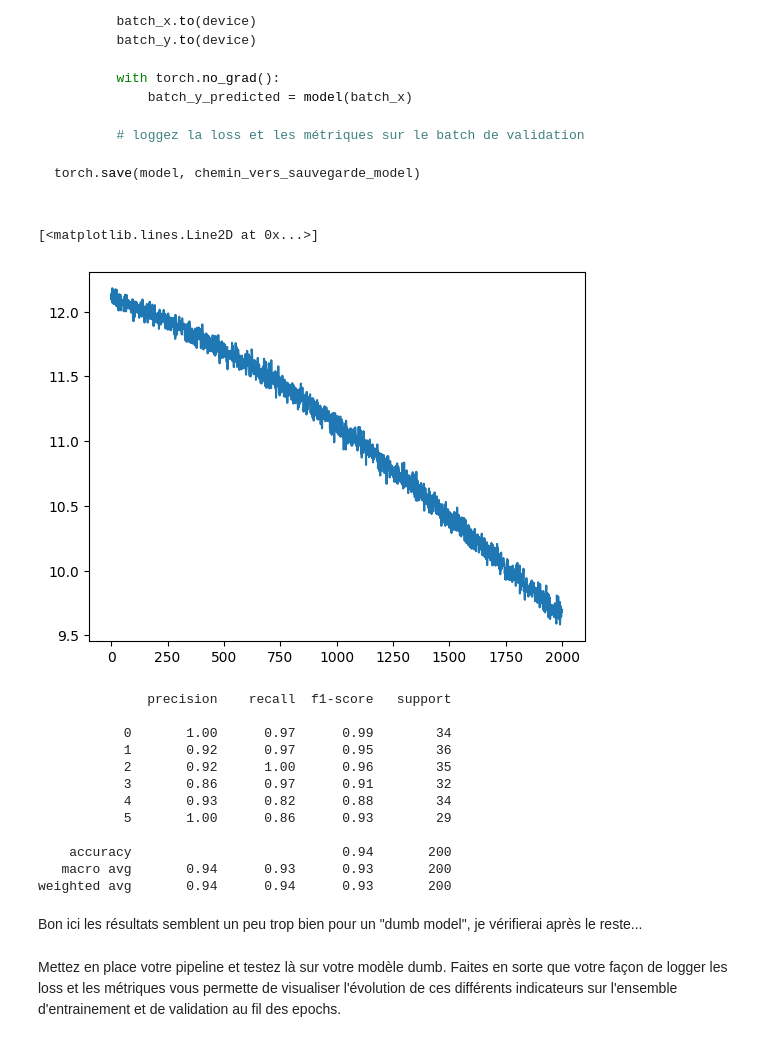
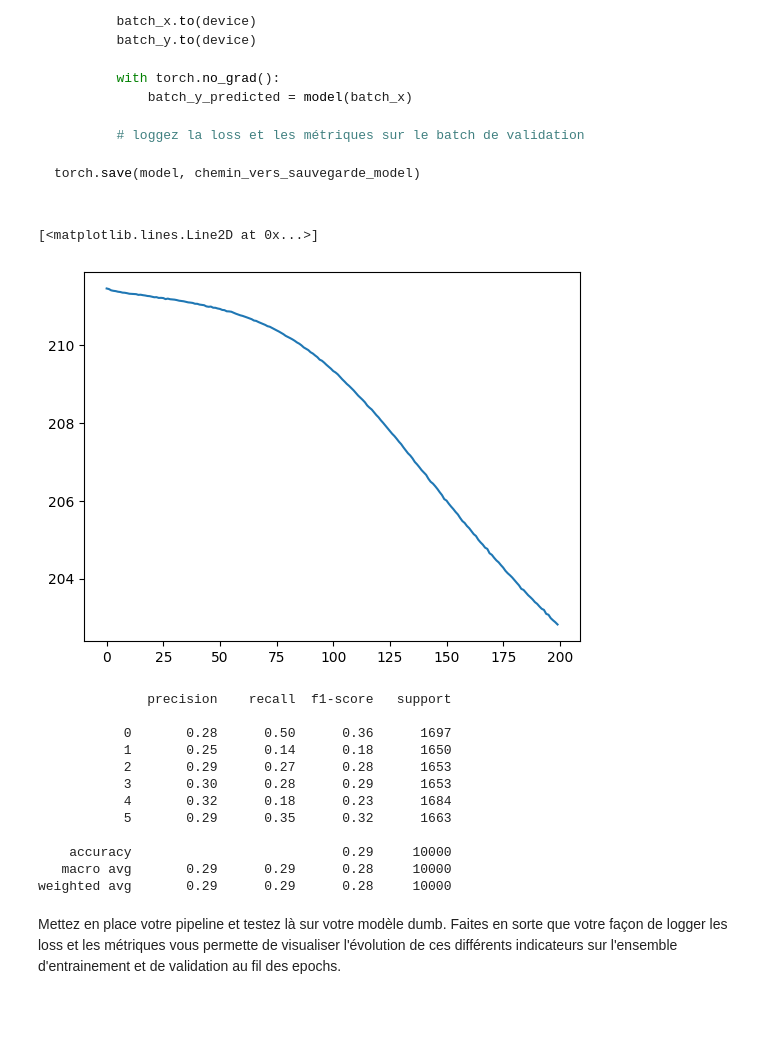
Before and after one commit to QMoayedpour/tp3_dlts, a Jupyter notebook: dlts_tp3.ipynb, the cells around one changed output. Saved outputs shown, nothing was run; the diff lists cells and outputs as text; code cells hidden in the pictures; blank space fills up the shorter version.

```diff
--- a/dlts_tp3.ipynb
+++ b/dlts_tp3.ipynb
@@ -246,7 +246,7 @@ Implémentez une classe Dataset pour le dataset considéré ici
 # %%
 class MyDataset(torch.utils.data.Dataset):
     def __init__(self, path_to_data="./samples.hdf5"):
-        data = h5py.File(data_path , 'r')
+        data = h5py.File(path_to_data , 'r')
 
         self.signals = np.array(data['signaux'])
         self.snr =  np.array(data['snr'])
@@ -464,34 +464,34 @@ class MyTrainer(object):
 
                 outputs = self.model(signals.to(self.device))
                 loss = criterion(outputs.to(self.device), torch.max(labels, 1)[1].to(self.device))
                 loss.backward() # calcul de la back propagation
 
                 optimizer.step() # ajustement des poids du modèle
                 epoch_loss += loss.item() # On ajoute à la loss
             self.train_loss.append(epoch_loss) # Pour pouvoir tracer graphiquement
 
     def test(self, dataloader):
-        self.model.eval()  # Set the model to evaluation mode
+        self.model.eval()
         all_labels = []
         all_preds = []
         with torch.no_grad():  # Permet de ne pas calculer les gradient pendant la phase de test
             for signals, snr, labels in tqdm(dataloader):
                 signals = signals.permute(0, 2, 1).to(self.device)
                 labels = labels.to(self.device)
 
                 outputs = self.model(signals)
                 _, preds = torch.max(outputs, dim=1)
 
                 all_labels.extend(torch.argmax(labels, dim=1).cpu().numpy())
                 all_preds.extend(preds.cpu().numpy())
 
         report = classification_report(all_labels, all_preds)
         print(report)
 
-
+dumbmodel = DumbModel(input_size, n_classes, out_channels=8, kernel_size=50, stride=25)
 trainer = MyTrainer(dumbmodel, device="cuda")
-trainer.fit(path_to_data = "train.hdf5", n_epochs=2000) # Bon j'ai mis 2000 car je dispose d'un GPU
+trainer.fit(path_to_data="train.hdf5", n_epochs=200, batch_size=256) # Bon j'ai mis 2000 car je dispose d'un GPU
 plt.plot(trainer.train_loss)
 # %% [output]
 [<matplotlib.lines.Line2D at 0x...>]
-[figure, old version]
+[figure, new version]
@@ -498,22 +500,20 @@ plt.plot(trainer.train_loss)
 # %%
 test_loader = DataLoader(MyDataset("test.hdf5"), shuffle=True, batch_size=32)
-
+train_loader = DataLoader(MyDataset("train.hdf5"), shuffle=True, batch_size=32)
 trainer.test(test_loader)
 # %% [output]
               precision    recall  f1-score   support
 
-           0       1.00      0.97      0.99        34
-           1       0.92      0.97      0.95        36
-           2       0.92      1.00      0.96        35
-           3       0.86      0.97      0.91        32
-           4       0.93      0.82      0.88        34
-           5       1.00      0.86      0.93        29
+           0       0.28      0.50      0.36      1697
+           1       0.25      0.14      0.18      1650
+           2       0.29      0.27      0.28      1653
+           3       0.30      0.28      0.29      1653
+           4       0.32      0.18      0.23      1684
+           5       0.29      0.35      0.32      1663
 
-    accuracy                           0.94       200
-   macro avg       0.94      0.93      0.93       200
-weighted avg       0.94      0.94      0.93       200
+    accuracy                           0.29     10000
+   macro avg       0.29      0.29      0.28     10000
+weighted avg       0.29      0.29      0.28     10000
-# %% [markdown]
-Bon ici les résultats semblent un peu trop bien pour un "dumb model", je vérifierai après le reste...
 # %% [markdown]
 Mettez en place votre pipeline et testez là sur votre modèle dumb. Faites en sorte que votre façon de logger les loss et les métriques vous permette de visualiser l'évolution de ces différents indicateurs sur l'ensemble d'entrainement et de validation au fil des epochs.
 # %% [markdown]
```
Also changed, not shown: parts of 1 cell of this notebook.
